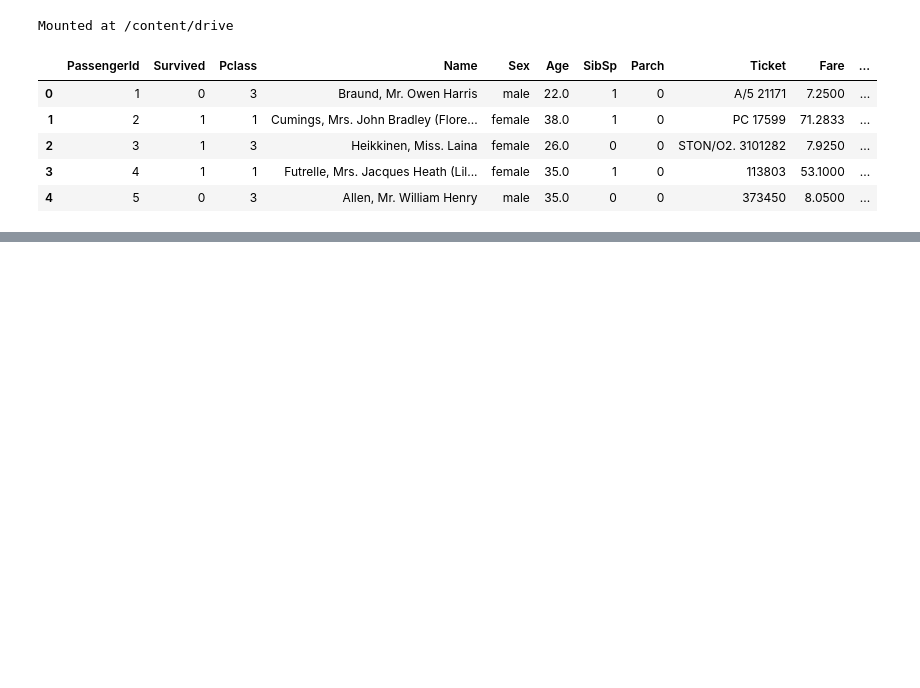
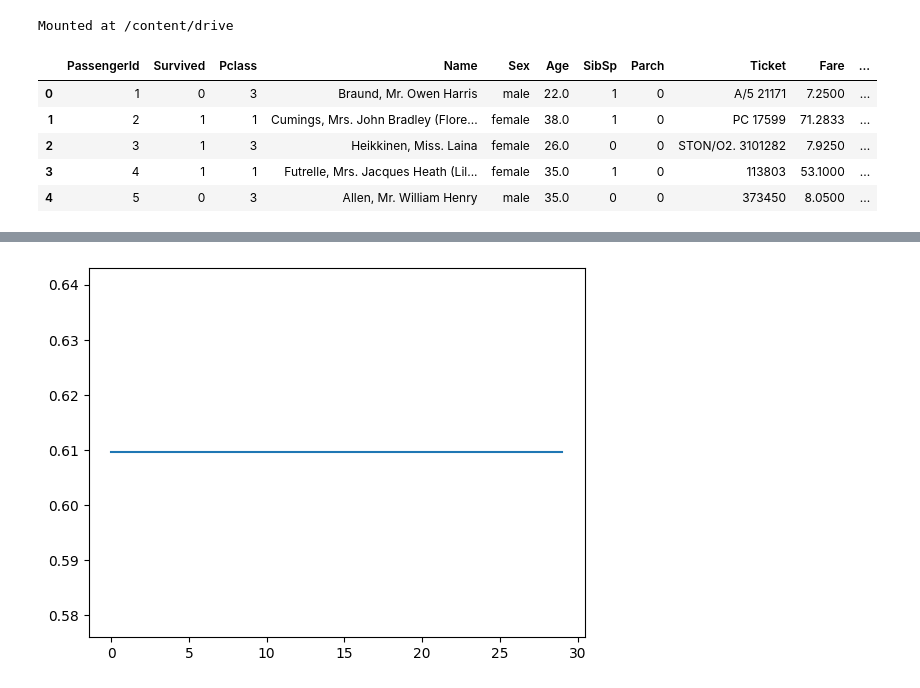
Before and after one commit to Paaaark/Kaggle, a Jupyter notebook: titanic/titanic.ipynb, the cells around one changed output, grey strips where cells are left out. Saved outputs shown, nothing was run; the diff lists cells and outputs as text; code cells hidden in the pictures; blank space fills up the shorter version.

Commit message:
Model created yet poor accuracy

```diff
--- a/titanic/titanic.ipynb
+++ b/titanic/titanic.ipynb
@@ -45,7 +28,7 @@ for key in df.keys():
 
 survival_rate = {}
 for key in df.keys():
-  if key in ['PassengerId', 'Survived', 'Name', 'Ticket', 'Fare', 'Cabin']:
+  if key in ['PassengerId', 'Survived', 'Name', 'Ticket', 'Cabin']:
     continue
   survival_rate[key] = {};
   for ind in df.index:
@@ -55,5 +38,27 @@ for key in df.keys():
       survival_rate[key][df[key][ind]] = [0, 0]
       survival_rate[key][df[key][ind]][df['Survived'][ind]] += 1
 
-print(survival_rate)
+age_count = {}
+for i in range(0, 80, 10):
+  age_count[i] = [0, 0]
+for entry in survival_rate['Age'].keys():
+  age = int(entry / 10) * 10
+  if age > 70:
+    age = 70
+  age_count[age][0] += survival_rate['Age'][entry][0]
+  age_count[age][1] += survival_rate['Age'][entry][1]
+survival_rate['Age'] = age_count
+
+fare_count = {}
+for i in range(0, 120, 20):
+  fare_count[i] = [0, 0]
+for entry in survival_rate['Fare'].keys():
+  fare = int(entry / 20) * 20
+  if fare > 100:
+    fare = 100
+  fare_count[fare][0] += survival_rate['Fare'][entry][0]
+  fare_count[fare][1] += survival_rate['Fare'][entry][1]
+survival_rate['Fare'] = fare_count
+
+survival_rate
 # %% [output]
@@ -62,0 +158,17 @@ print(survival_rate)
+# %%
+train_x, train_y = process_data(df)
+
+model = tf.keras.Sequential()
+model.add(tf.keras.layers.Dense(units=7, activation='relu', input_shape=[7,]))
+model.add(tf.keras.layers.Dense(units=30, activation='relu'))
+model.add(tf.keras.layers.Dense(units=30, activation='relu'))
+model.add(tf.keras.layers.Dense(units=1, activation='relu'))
+
+model.compile(loss='binary_crossentropy', optimizer='SGD', metrics=['acc'])
+hist = model.fit(train_x, train_y, epochs=30, verbose=False,
+                 validation_split=0.2)
+# %%
+plt.plot(hist.history['acc'])
+plt.show()
+# %% [output]
+[figure, added]
```
Also changed, not shown: parts of 10 cells of this notebook.
